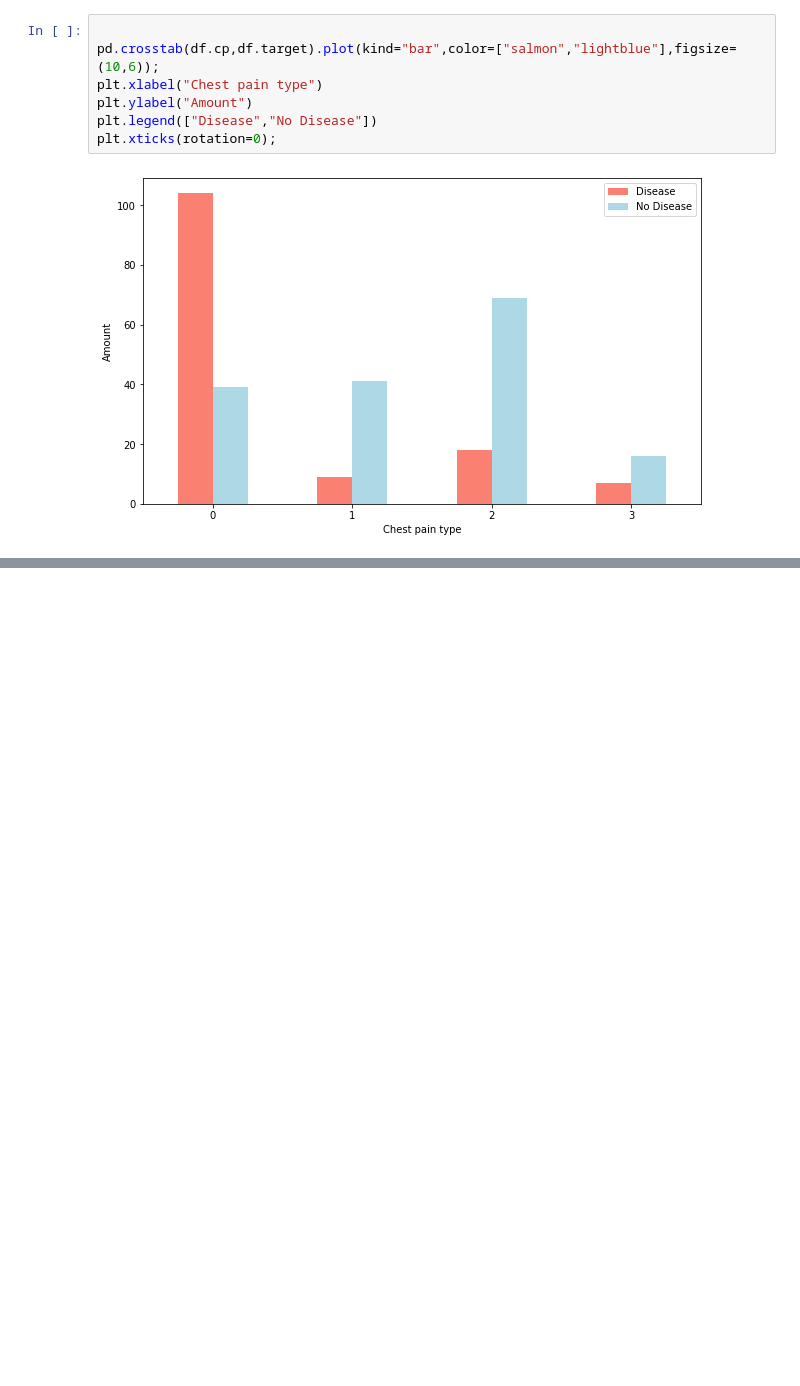
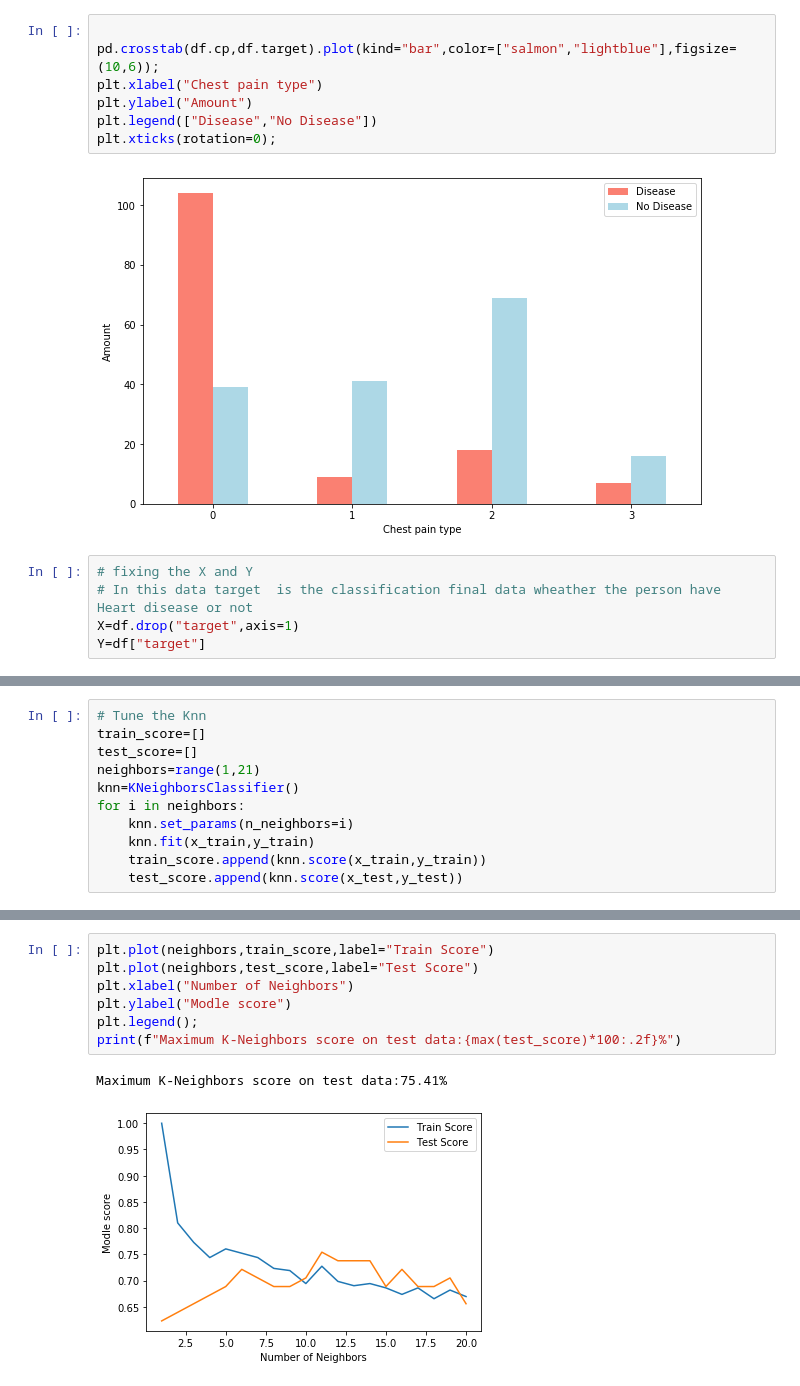
Before and after one commit to Naveen112001/Ml-Project, a Jupyter notebook: Project heart disease/Heart disease target Prediction.ipynb, the cells around one changed output, grey strips where cells are left out. Cells and saved outputs as stored; diff of their text form; blank space fills up the shorter version.

```diff
--- a/Project heart disease/Heart disease target Prediction.ipynb
+++ b/Project heart disease/Heart disease target Prediction.ipynb
@@ -229,3 +229,8 @@ plt.legend(["Disease","No Disease"])
 plt.xticks(rotation=0);
 # %% [output]
 [figure]
+# %%
+# fixing the X and Y
+# In this data target  is the classification final data wheather the person have Heart disease or not
+X=df.drop("target",axis=1)
+Y=df["target"]
@@ -231,0 +306,11 @@ plt.xticks(rotation=0);
+# %%
+# Tune the Knn
+train_score=[]
+test_score=[]
+neighbors=range(1,21)
+knn=KNeighborsClassifier()
+for i in neighbors:
+    knn.set_params(n_neighbors=i)
+    knn.fit(x_train,y_train)
+    train_score.append(knn.score(x_train,y_train))
+    test_score.append(knn.score(x_test,y_test))
@@ -231,0 +363,10 @@ plt.xticks(rotation=0);
+# %%
+plt.plot(neighbors,train_score,label="Train Score")
+plt.plot(neighbors,test_score,label="Test Score")
+plt.xlabel("Number of Neighbors")
+plt.ylabel("Modle score")
+plt.legend();
+print(f"Maximum K-Neighbors score on test data:{max(test_score)*100:.2f}%")
+# %% [output]
+Maximum K-Neighbors score on test data:75.41%
+[figure, added]
```
Also changed, not shown: parts of 66 cells of this notebook, 4 other files.
